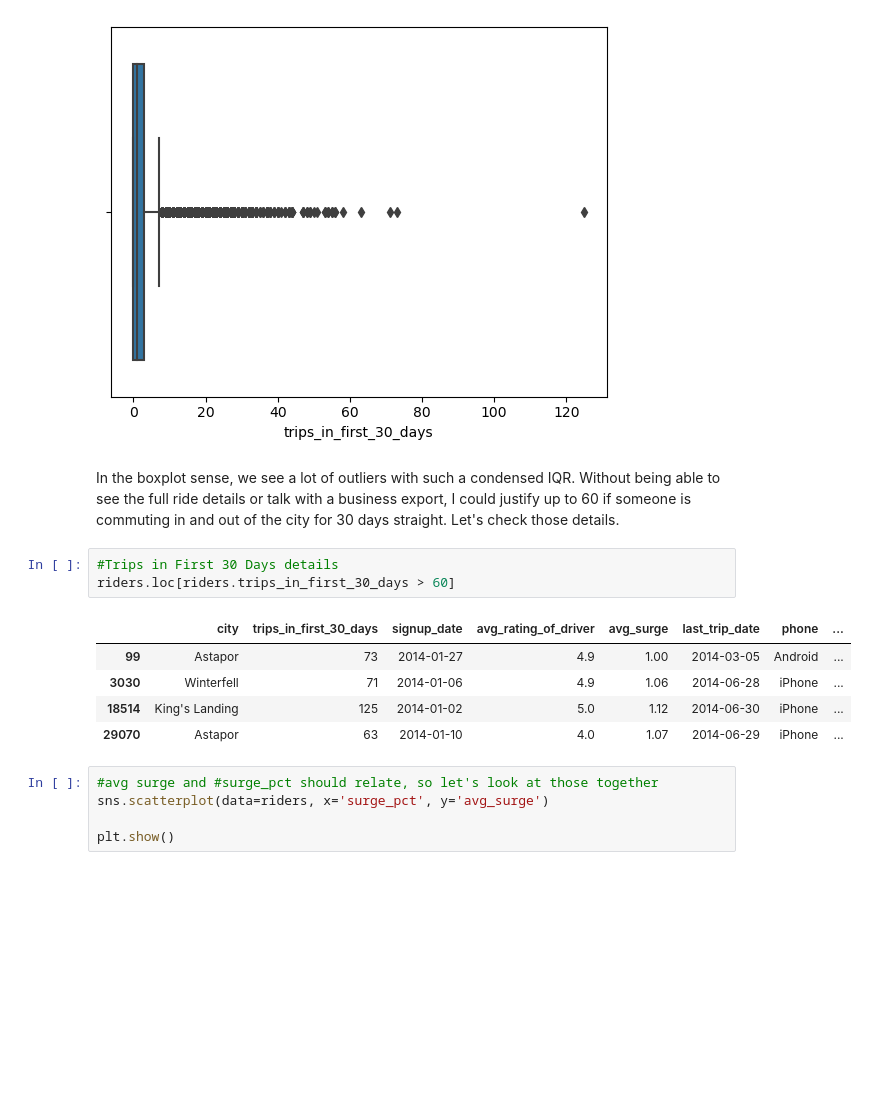
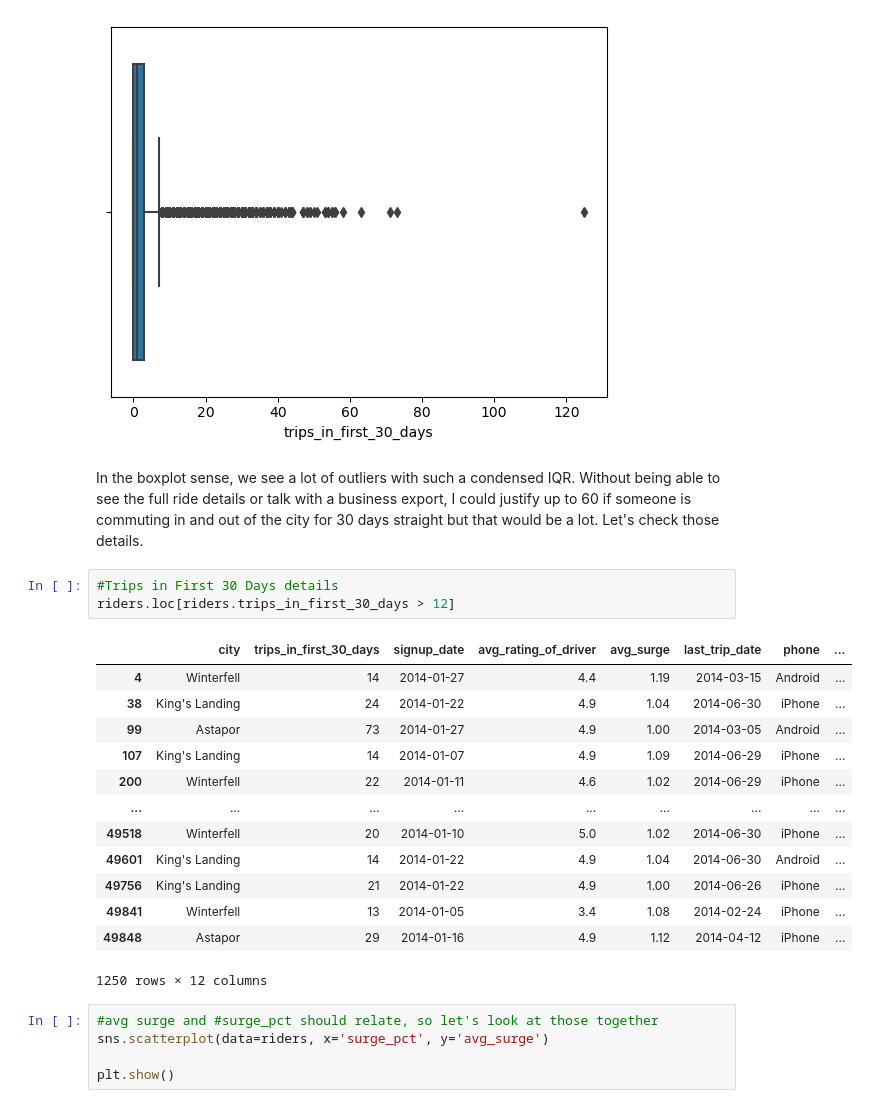
Before and after one commit to BrettlyCD/da_challenge, a Jupyter notebook: notebooks/3_predictive_modeling.ipynb, the cells around one changed output. Saved outputs shown, nothing was run; the diff lists cells and outputs as text; blank space fills up the shorter version.

Commit message:
Explore and remove potential outliers, add markdown details.

```diff
--- a/notebooks/3_predictive_modeling.ipynb
+++ b/notebooks/3_predictive_modeling.ipynb
@@ -108,16 +109,24 @@ plt.show()
 # %% [output]
 [figure]
 # %% [markdown]
-In the boxplot sense, we see a lot of outliers with such a condensed IQR. Without being able to see the full ride details or talk with a business export, I could justify up to 60 if someone is commuting in and out of the city for 30 days straight. Let's check those details.
+In the boxplot sense, we see a lot of outliers with such a condensed IQR. Without being able to see the full ride details or talk with a business export, I could justify up to 60 if someone is commuting in and out of the city for 30 days straight but that would be a lot. Let's check those details.
 # %%
 #Trips in First 30 Days details
-riders.loc[riders.trips_in_first_30_days > 60]
+riders.loc[riders.trips_in_first_30_days > 12]
 # %% [output]
 |  | city | trips_in_first_30_days | signup_date | avg_rating_of_driver | avg_surge | last_trip_date | phone | ... |
+| 4 | Winterfell | 14 | 2014-01-27 | 4.4 | 1.19 | 2014-03-15 | Android | ... |
+| 38 | King's Landing | 24 | 2014-01-22 | 4.9 | 1.04 | 2014-06-30 | iPhone | ... |
 | 99 | Astapor | 73 | 2014-01-27 | 4.9 | 1.00 | 2014-03-05 | Android | ... |
-| 3030 | Winterfell | 71 | 2014-01-06 | 4.9 | 1.06 | 2014-06-28 | iPhone | ... |
-| 18514 | King's Landing | 125 | 2014-01-02 | 5.0 | 1.12 | 2014-06-30 | iPhone | ... |
-| 29070 | Astapor | 63 | 2014-01-10 | 4.0 | 1.07 | 2014-06-29 | iPhone | ... |
+| 107 | King's Landing | 14 | 2014-01-07 | 4.9 | 1.09 | 2014-06-29 | iPhone | ... |
+| 200 | Winterfell | 22 | 2014-01-11 | 4.6 | 1.02 | 2014-06-29 | iPhone | ... |
+| ... | ... | ... | ... | ... | ... | ... | ... | ... |
+| 49518 | Winterfell | 20 | 2014-01-10 | 5.0 | 1.02 | 2014-06-30 | iPhone | ... |
+| 49601 | King's Landing | 14 | 2014-01-22 | 4.9 | 1.04 | 2014-06-30 | Android | ... |
+| 49756 | King's Landing | 21 | 2014-01-22 | 4.9 | 1.00 | 2014-06-26 | iPhone | ... |
+| 49841 | Winterfell | 13 | 2014-01-05 | 3.4 | 1.08 | 2014-02-24 | iPhone | ... |
+| 49848 | Astapor | 29 | 2014-01-16 | 4.9 | 1.12 | 2014-04-12 | iPhone | ... |
+1250 rows × 12 columns
 # %%
 #avg surge and #surge_pct should relate, so let's look at those together
 sns.scatterplot(data=riders, x='surge_pct', y='avg_surge')
```
Also changed, not shown: parts of 21 cells of this notebook.
